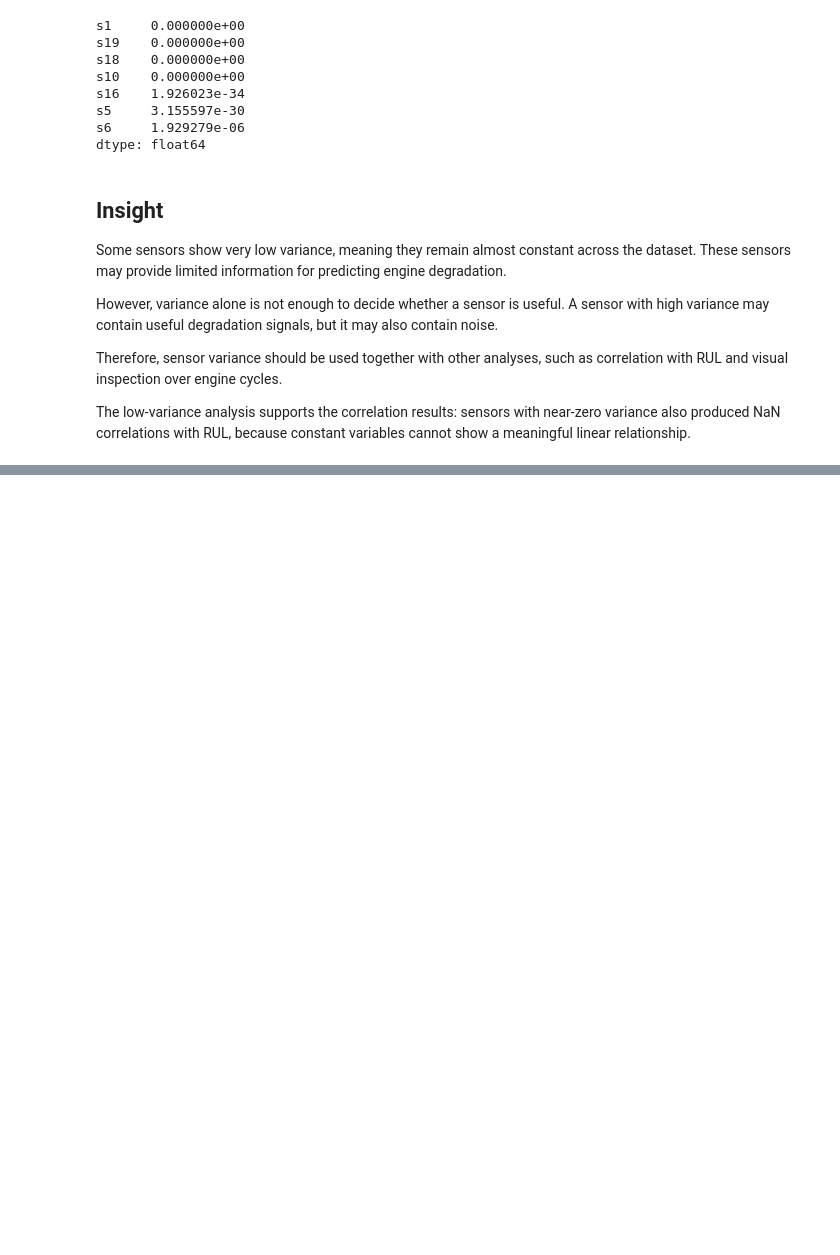
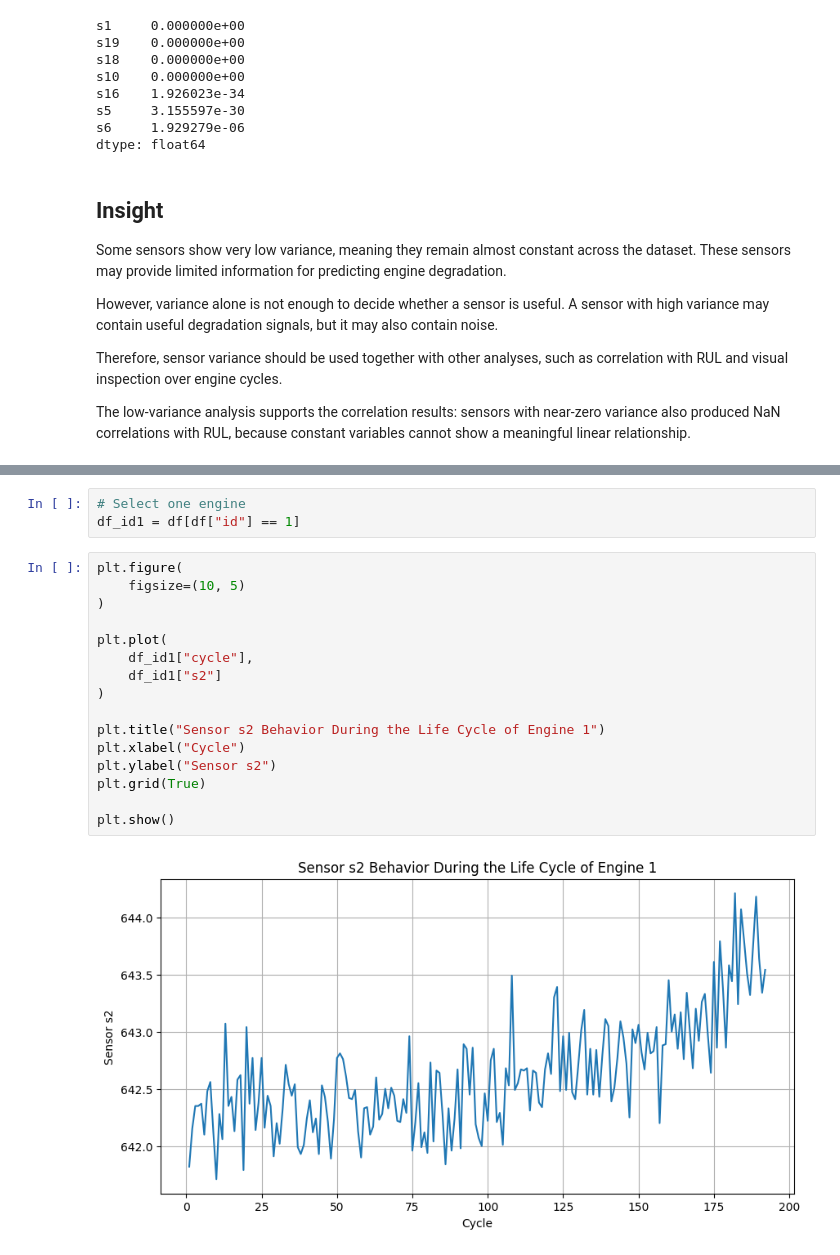
Before and after one commit to Alirzakf/Aircraft-Engine-Predictive-Maintenance-NASA-C-MAPSS, a Jupyter notebook: notebooks/03_sensor_analysis.ipynb, the cells around one changed output, grey strips where cells are left out. Saved outputs shown, nothing was run; the diff lists cells and outputs as text; blank space fills up the shorter version.

Commit message:
Add initial sensor visualization and insights for Engine 1

```diff
--- a/notebooks/03_sensor_analysis.ipynb
+++ b/notebooks/03_sensor_analysis.ipynb
@@ -229,0 +251,21 @@ The low-variance analysis supports the correlation results: sensors with near-ze
+# %%
+# Select one engine
+df_id1 = df[df["id"] == 1]
+# %%
+plt.figure(
+    figsize=(10, 5)
+)
+
+plt.plot(
+    df_id1["cycle"],
+    df_id1["s2"]
+)
+
+plt.title("Sensor s2 Behavior During the Life Cycle of Engine 1")
+plt.xlabel("Cycle")
+plt.ylabel("Sensor s2")
+plt.grid(True)
+
+plt.show()
+# %% [output]
+[figure, added]
```
Also changed, not shown: parts of 2 cells of this notebook.
